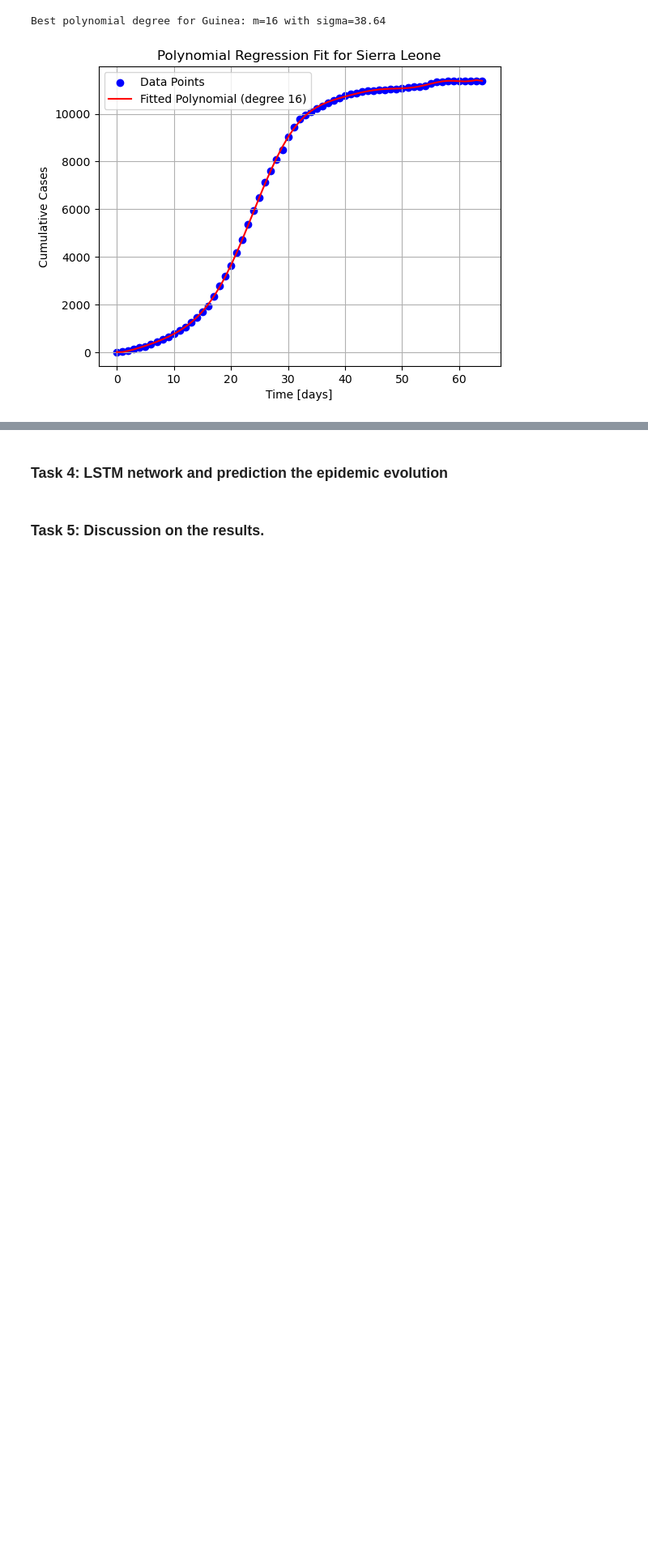
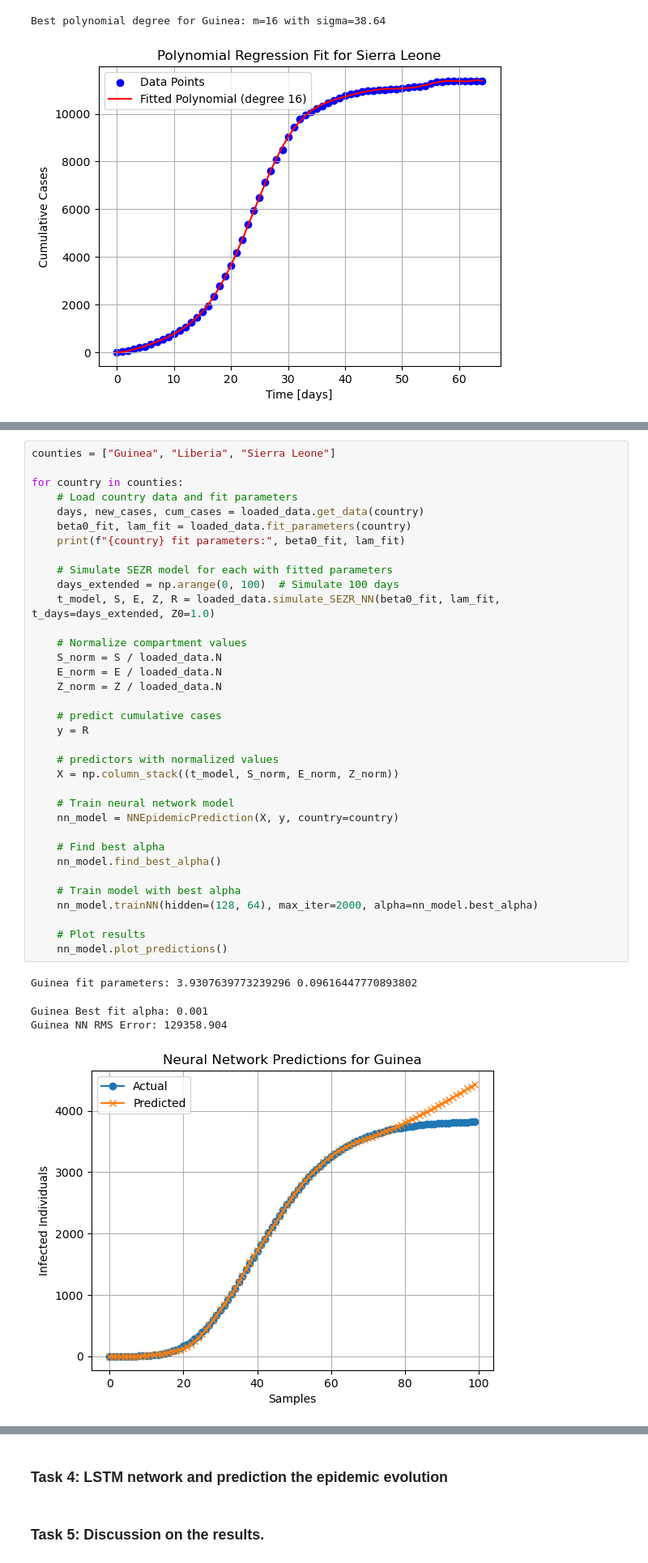
Before and after one commit to patrickteigen/Project-4---Milkyway, a Jupyter notebook: MOD300_Project4.ipynb, the cells around one changed output, grey strips where cells are left out. Shown at 81% size. Drawn from its saved outputs; the diff is of its cells as text; blank space fills up the shorter version.

```diff
--- a/MOD300_Project4.ipynb
+++ b/MOD300_Project4.ipynb
@@ -543,0 +560,40 @@ Best polynomial degree for Guinea: m=16 with sigma=38.64
+# %%
+counties = ["Guinea", "Liberia", "Sierra Leone"]
+
+for country in counties:
+    # Load country data and fit parameters
+    days, new_cases, cum_cases = loaded_data.get_data(country)
+    beta0_fit, lam_fit = loaded_data.fit_parameters(country)
+    print(f"{country} fit parameters:", beta0_fit, lam_fit)
+
+    # Simulate SEZR model for each with fitted parameters
+    days_extended = np.arange(0, 100)  # Simulate 100 days
+    t_model, S, E, Z, R = loaded_data.simulate_SEZR_NN(beta0_fit, lam_fit, t_days=days_extended, Z0=1.0)
+
+    # Normalize compartment values
+    S_norm = S / loaded_data.N
+    E_norm = E / loaded_data.N
+    Z_norm = Z / loaded_data.N
+
+    # predict cumulative cases
+    y = R
+
+    # predictors with normalized values
+    X = np.column_stack((t_model, S_norm, E_norm, Z_norm))
+
+    # Train neural network model
+    nn_model = NNEpidemicPrediction(X, y, country=country)
+
+    # Find best alpha
+    nn_model.find_best_alpha()
+
+    # Train model with best alpha
+    nn_model.trainNN(hidden=(128, 64), max_iter=2000, alpha=nn_model.best_alpha)
+
+    # Plot results
+    nn_model.plot_predictions()
+# %% [output]
+Guinea fit parameters: 3.9307639773239296 0.09616447770893802
+Guinea Best fit alpha: 0.001
+Guinea NN RMS Error: 129358.904
+[figure, added]
```
Also changed, not shown: parts of 9 cells of this notebook, 2 other files.
